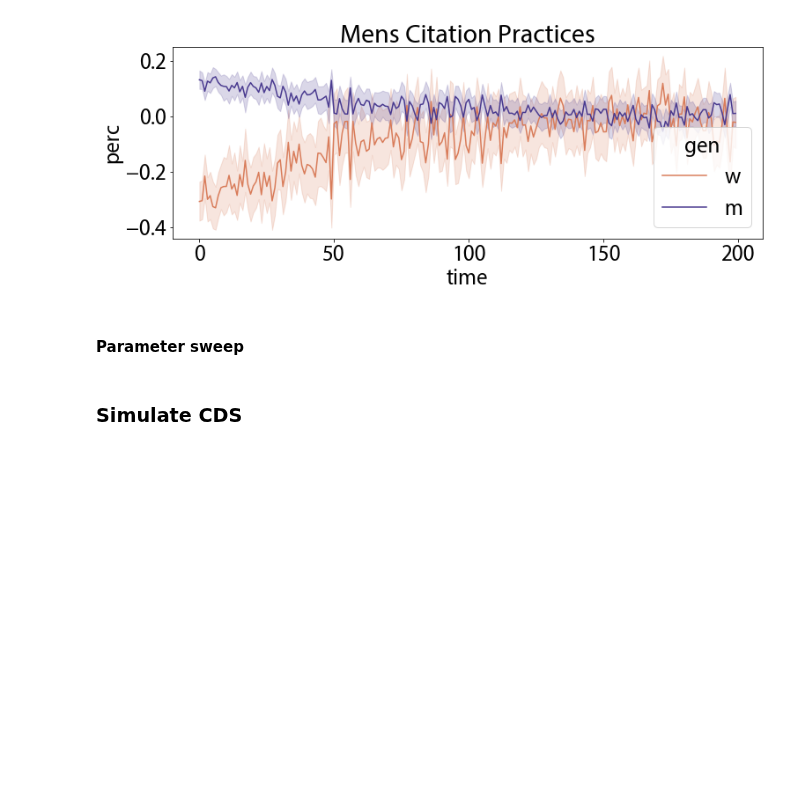
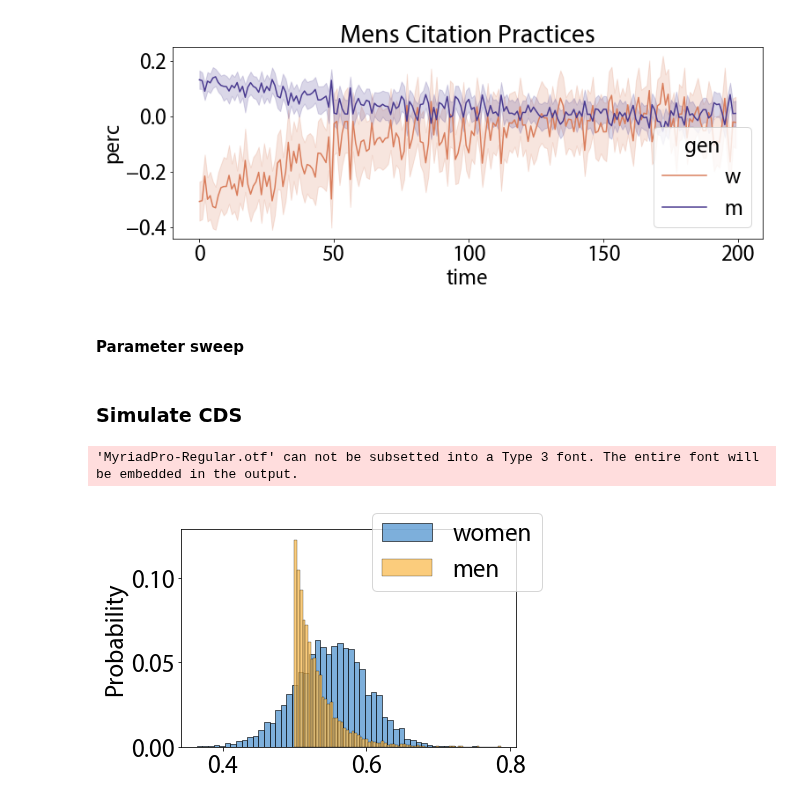
Before and after one commit to jastiso/modeling_citations, a Jupyter notebook: scripts/interventions.ipynb, the cells around one changed output. Cells and saved outputs as stored; diff of their text form; code cells hidden in the pictures; blank space fills up the shorter version.

```diff
--- a/scripts/interventions.ipynb
+++ b/scripts/interventions.ipynb
@@ -1371,10 +1378,10 @@ plt.savefig('../data/img/tv_ps_meet.pdf')
 net_w = (.55,.1)
 net_m = (.4,.1)
 walk_w = (.55,.05)
-walk_m = (.50,.05)
+walk_m = (.50,.03)
 if meet_method == 'soc':
     meet_w = (0.06,0.005)
-    meet_m = (0.01,0.00005)
+    meet_m = (0.02,0.005)
 elif meet_method == 'bi':
     meet_w = (0.03,0.005)
     meet_m = (0.03,0.005)
@@ -1382,3 +1389,12 @@ learn_w = (-1,.75)
 learn_m = (-1,.75)
 forget_w = (5.,.02)
 forget_m = (7.1,.02)
+# %%
+f,ax = plt.subplots(1,1,figsize=(6,4))
+sns.histplot(np.random.normal(loc=walk_w[0],scale=walk_w[1],size=5000), color=colors[2], stat='probability')
+sns.histplot(np.random.exponential(scale=walk_m[1],size=5000) + walk_m[0], color=colors[3], stat='probability')
+f.legend(labels=['women','men'])
+plt.savefig('../data/img/gamma_cds.pdf')
+# %% [output]
+'MyriadPro-Regular.otf' can not be subsetted into a Type 3 font. The entire font will be embedded in the output.
+[figure, added]
```
Also changed, not shown: parts of 13 cells of this notebook, 1 other file.
